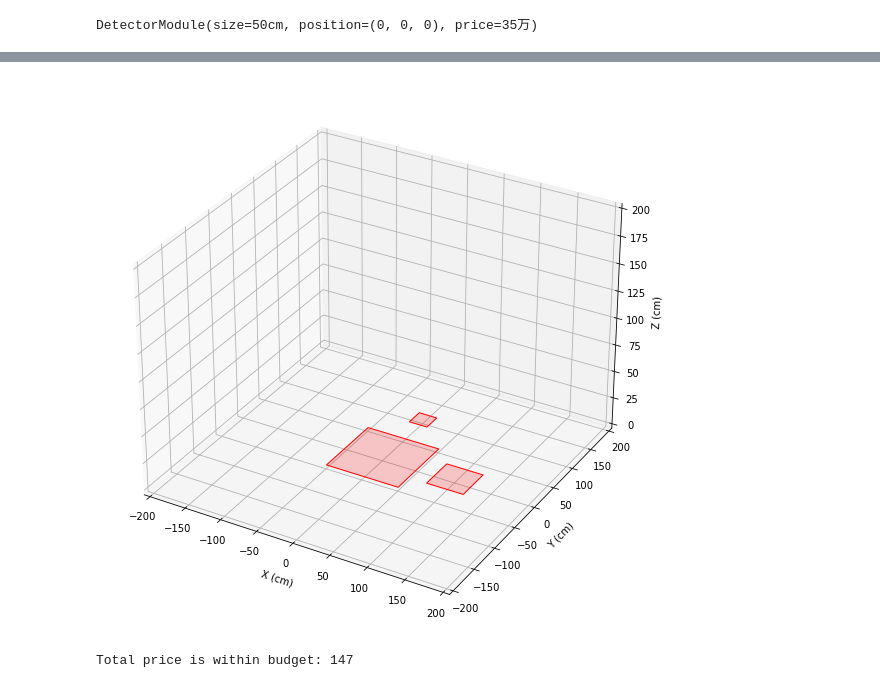
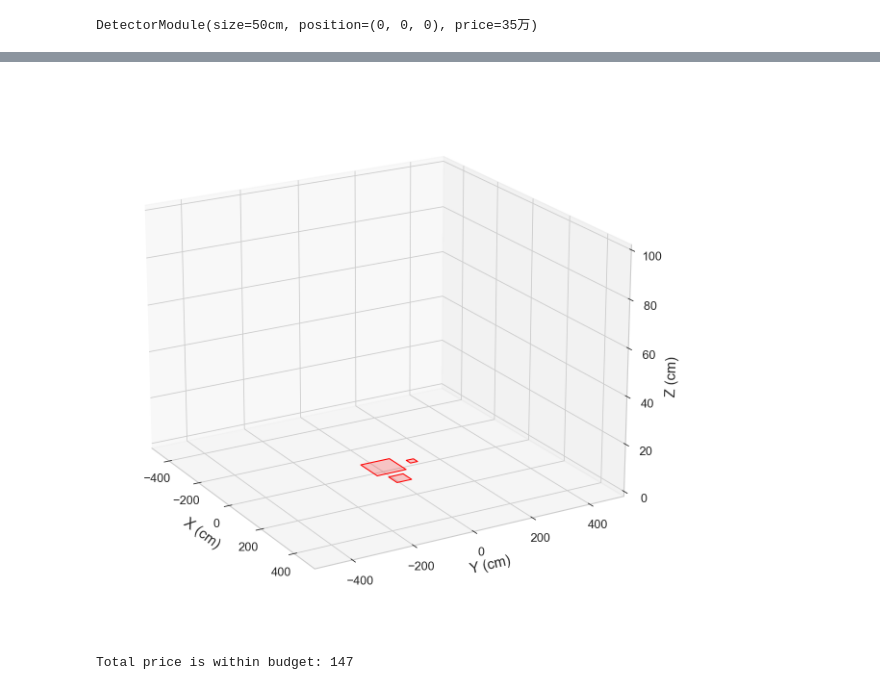
Before and after one commit to Xilicon02/FinalProject, a Jupyter notebook: Usage_Example.ipynb, the cells around one changed output, grey strips where cells are left out. Drawn from its saved outputs; the diff is of its cells as text; code cells hidden in the pictures.

```diff
--- a/Usage_Example.ipynb
+++ b/Usage_Example.ipynb
@@ -43,27 +39,28 @@ DetectorModule(size=25cm, position=(-50, -50, 0), price=12万)
 # %%
 # Want to set Detector Module piece by piece
 det2 = []
 det2.append(DetectorModule(100, (0, 0, 0)))
 det2.append(DetectorModule(50, (100, 0, 0)))
 det2.append(DetectorModule(25, (0, 100, 0)))
 
 fig = plt.figure(1, figsize=(10, 10))
 ax = fig.add_subplot(111, projection='3d')
+configure_plot(ax)
 
 for d in det2:
     z = d.position[2]
     d.plot(ax, color='red')
 
-ax.set_xlim(-200, 200)
-ax.set_ylim(-200, 200)
-ax.set_zlim(0, 200)
-ax.set_xlabel('X (cm)')
-ax.set_ylabel('Y (cm)')
-ax.set_zlabel('Z (cm)')
+#ax.set_xlim(-200, 200)
+#ax.set_ylim(-200, 200)
+#ax.set_zlim(0, 200)
+#ax.set_xlabel('X (cm)')
+#ax.set_ylabel('Y (cm)')
+#ax.set_zlabel('Z (cm)')
 
 plt.show()
 # %% [output]
-[figure, old version]
+[figure, new version]
 # %%
 # Calculate total price
 de.Get_Price(det2)
```
Also changed, not shown: parts of 5 cells of this notebook, 10 other files.
